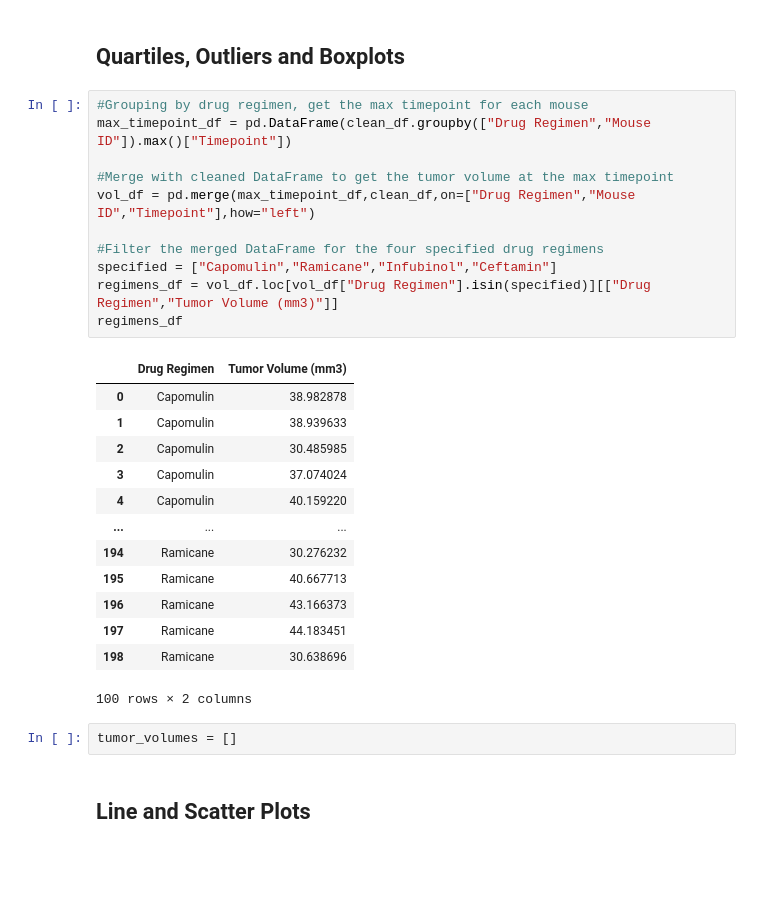
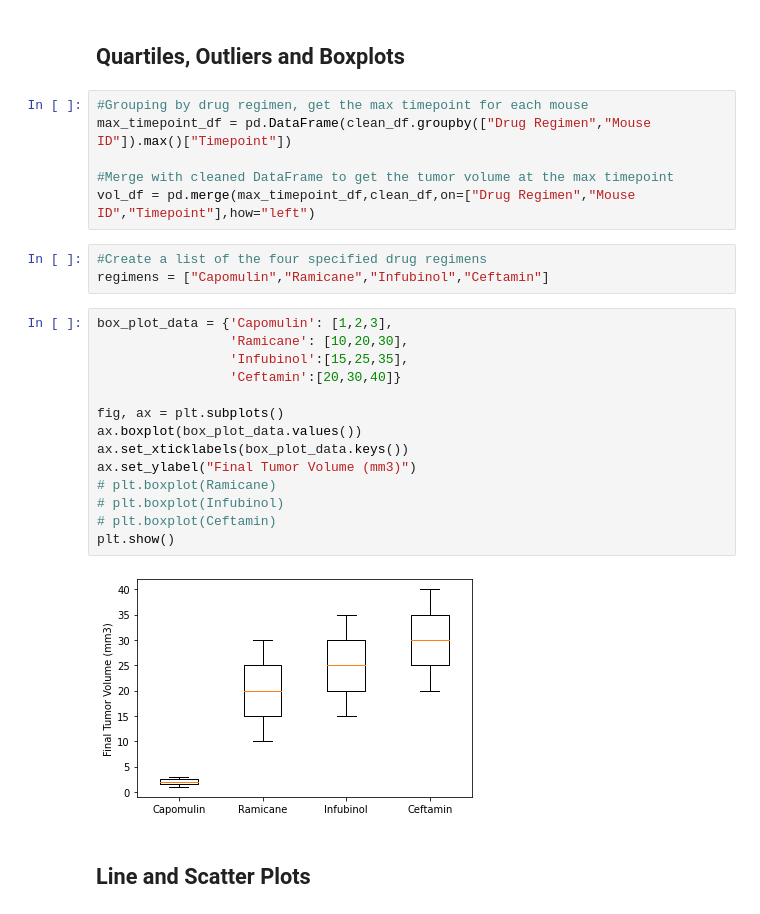
Before and after one commit to VinnyShankar/matplotlib-challenge, a Jupyter notebook: Pymaceuticals/Pymaceuticals.ipynb, the cells around one changed output. Cells and saved outputs as stored; diff of their text form; blank space fills up the shorter version.

Commit message:
basic box plot

```diff
--- a/Pymaceuticals/Pymaceuticals.ipynb
+++ b/Pymaceuticals/Pymaceuticals.ipynb
@@ -181,27 +181,25 @@ max_timepoint_df = pd.DataFrame(clean_df.groupby(["Drug Regimen","Mouse ID"]).ma
 
 #Merge with cleaned DataFrame to get the tumor volume at the max timepoint
 vol_df = pd.merge(max_timepoint_df,clean_df,on=["Drug Regimen","Mouse ID","Timepoint"],how="left")
-
-#Filter the merged DataFrame for the four specified drug regimens
-specified = ["Capomulin","Ramicane","Infubinol","Ceftamin"]
-regimens_df = vol_df.loc[vol_df["Drug Regimen"].isin(specified)][["Drug Regimen","Tumor Volume (mm3)"]]
-regimens_df
-# %% [output]
-|  | Drug Regimen | Tumor Volume (mm3) |
-| 0 | Capomulin | 38.982878 |
-| 1 | Capomulin | 38.939633 |
-| 2 | Capomulin | 30.485985 |
-| 3 | Capomulin | 37.074024 |
-| 4 | Capomulin | 40.159220 |
-| ... | ... | ... |
-| 194 | Ramicane | 30.276232 |
-| 195 | Ramicane | 40.667713 |
-| 196 | Ramicane | 43.166373 |
-| 197 | Ramicane | 44.183451 |
-| 198 | Ramicane | 30.638696 |
-100 rows × 2 columns
-# %%
-tumor_volumes = []
+# %%
+#Create a list of the four specified drug regimens
+regimens = ["Capomulin","Ramicane","Infubinol","Ceftamin"]
+# %%
+box_plot_data = {'Capomulin': [1,2,3],
+                 'Ramicane': [10,20,30],
+                 'Infubinol':[15,25,35],
+                 'Ceftamin':[20,30,40]}
+
+fig, ax = plt.subplots()
+ax.boxplot(box_plot_data.values())
+ax.set_xticklabels(box_plot_data.keys())
+ax.set_ylabel("Final Tumor Volume (mm3)")
+# plt.boxplot(Ramicane)
+# plt.boxplot(Infubinol)
+# plt.boxplot(Ceftamin)
+plt.show()
+# %% [output]
+[figure, added]
 # %% [markdown]
 ## Line and Scatter Plots
 # %% [markdown]
```
